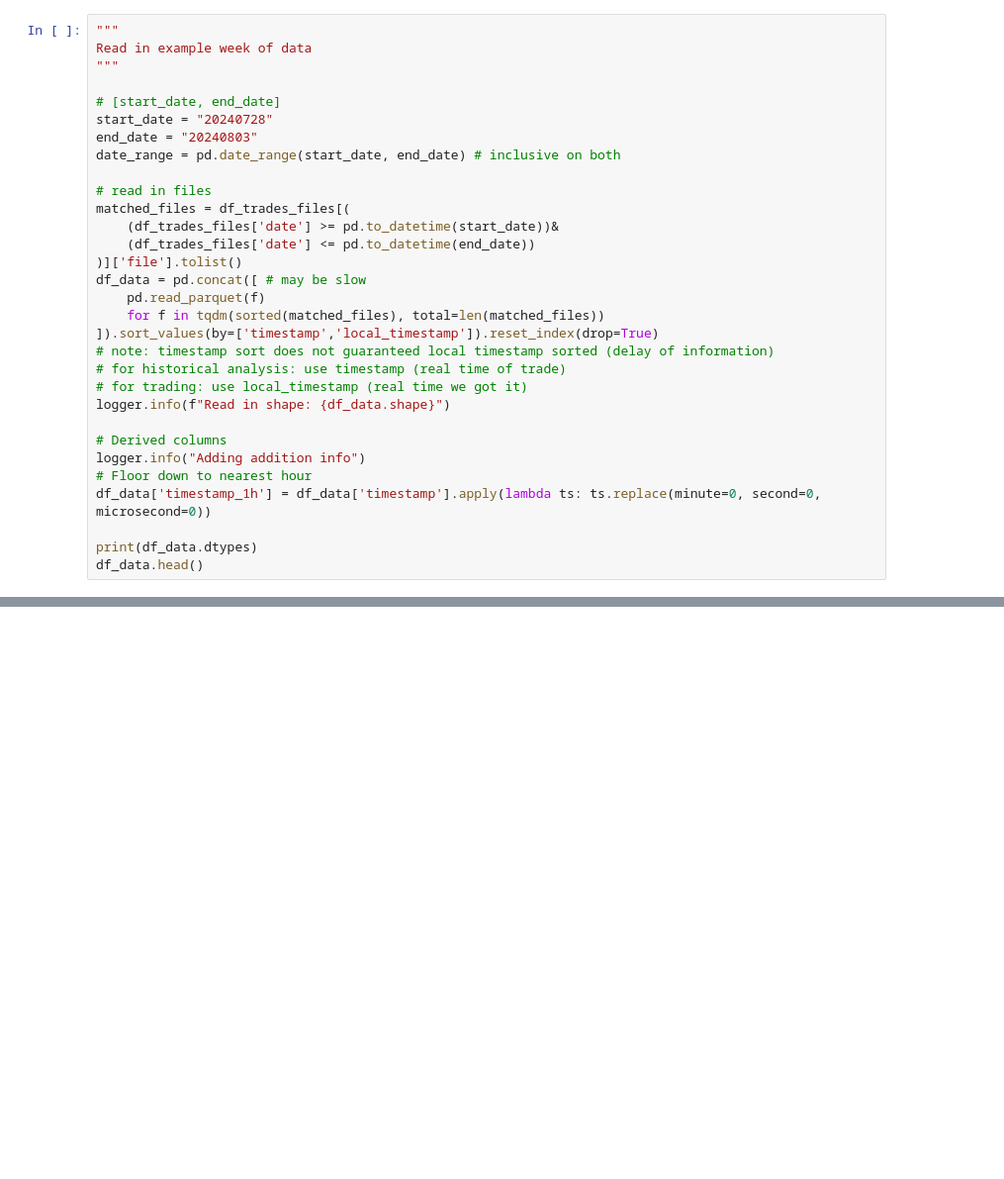
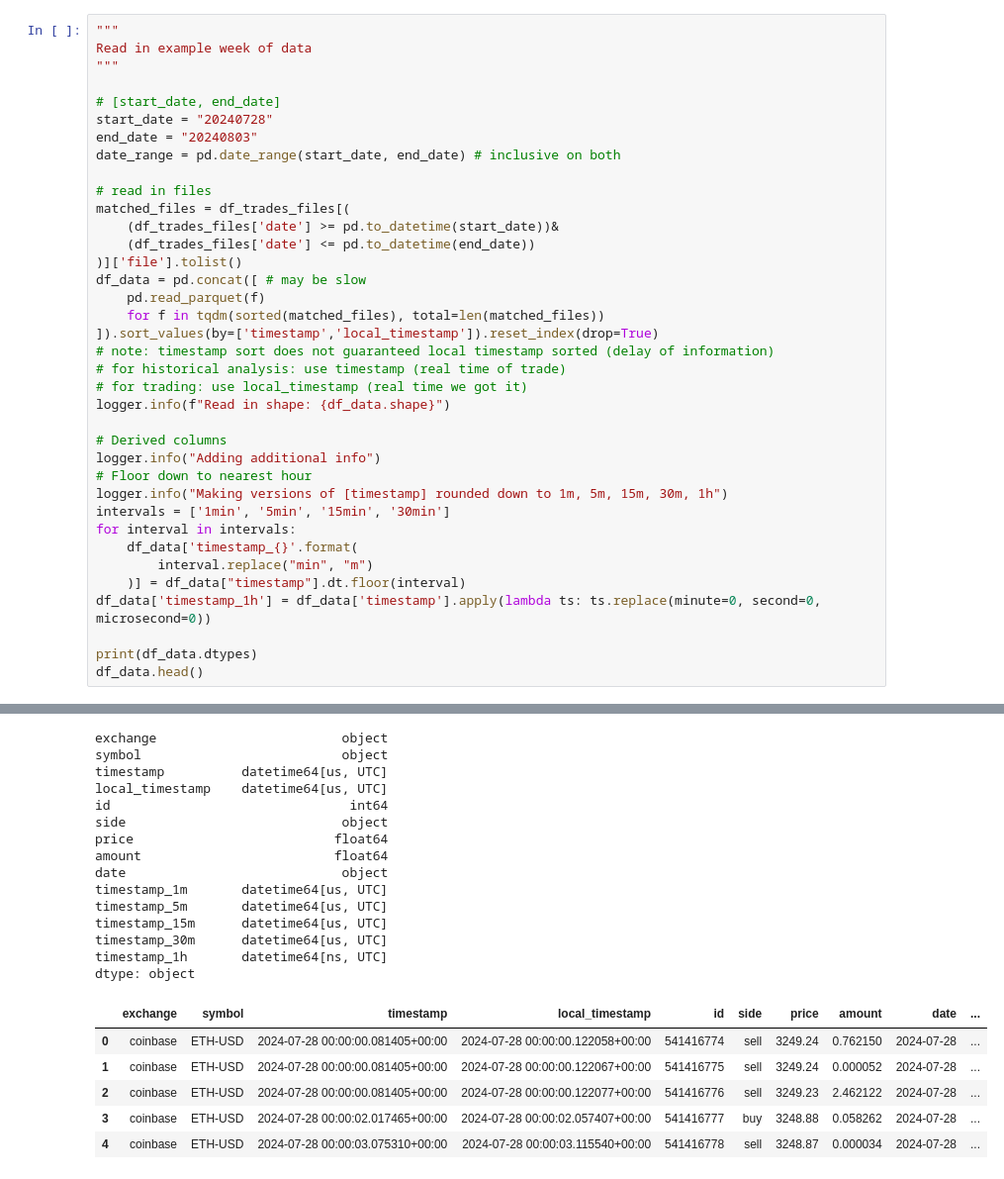
Before and after one commit to evnchw/charadrius, a Jupyter notebook: notebooks/defi/show_btc_orderbook_data.ipynb, the cells around one changed output, grey strips where cells are left out. Shown at 99% size. Saved outputs shown, nothing was run; the diff lists cells and outputs as text; blank space fills up the shorter version.

```diff
--- a/notebooks/defi/show_btc_orderbook_data.ipynb
+++ b/notebooks/defi/show_btc_orderbook_data.ipynb
@@ -64,8 +76,14 @@ df_data = pd.concat([ # may be slow
 logger.info(f"Read in shape: {df_data.shape}")
 
 # Derived columns
-logger.info("Adding addition info")
+logger.info("Adding additional info")
 # Floor down to nearest hour
+logger.info("Making versions of [timestamp] rounded down to 1m, 5m, 15m, 30m, 1h")
+intervals = ['1min', '5min', '15min', '30min']
+for interval in intervals:
+    df_data['timestamp_{}'.format(
+        interval.replace("min", "m")
+    )] = df_data["timestamp"].dt.floor(interval)
 df_data['timestamp_1h'] = df_data['timestamp'].apply(lambda ts: ts.replace(minute=0, second=0, microsecond=0))
 
 print(df_data.dtypes)
@@ -74,0 +95,21 @@ df_data.head()
+exchange                        object
+symbol                          object
+timestamp          datetime64[us, UTC]
+local_timestamp    datetime64[us, UTC]
+id                               int64
+side                            object
+price                          float64
+amount                         float64
+date                            object
+timestamp_1m       datetime64[us, UTC]
+timestamp_5m       datetime64[us, UTC]
+timestamp_15m      datetime64[us, UTC]
+timestamp_30m      datetime64[us, UTC]
+timestamp_1h       datetime64[ns, UTC]
+dtype: object
+|  | exchange | symbol | timestamp | local_timestamp | id | side | price | amount | date | ... |
+| 0 | coinbase | ETH-USD | 2024-07-28 00:00:00.081405+00:00 | 2024-07-28 00:00:00.122058+00:00 | 541416774 | sell | 3249.24 | 0.762150 | 2024-07-28 | ... |
+| 1 | coinbase | ETH-USD | 2024-07-28 00:00:00.081405+00:00 | 2024-07-28 00:00:00.122067+00:00 | 541416775 | sell | 3249.24 | 0.000052 | 2024-07-28 | ... |
+| 2 | coinbase | ETH-USD | 2024-07-28 00:00:00.081405+00:00 | 2024-07-28 00:00:00.122077+00:00 | 541416776 | sell | 3249.23 | 2.462122 | 2024-07-28 | ... |
+| 3 | coinbase | ETH-USD | 2024-07-28 00:00:02.017465+00:00 | 2024-07-28 00:00:02.057407+00:00 | 541416777 | buy | 3248.88 | 0.058262 | 2024-07-28 | ... |
+| 4 | coinbase | ETH-USD | 2024-07-28 00:00:03.075310+00:00 | 2024-07-28 00:00:03.115540+00:00 | 541416778 | sell | 3248.87 | 0.000034 | 2024-07-28 | ... |
```
Also changed, not shown: parts of 6 cells of this notebook.
